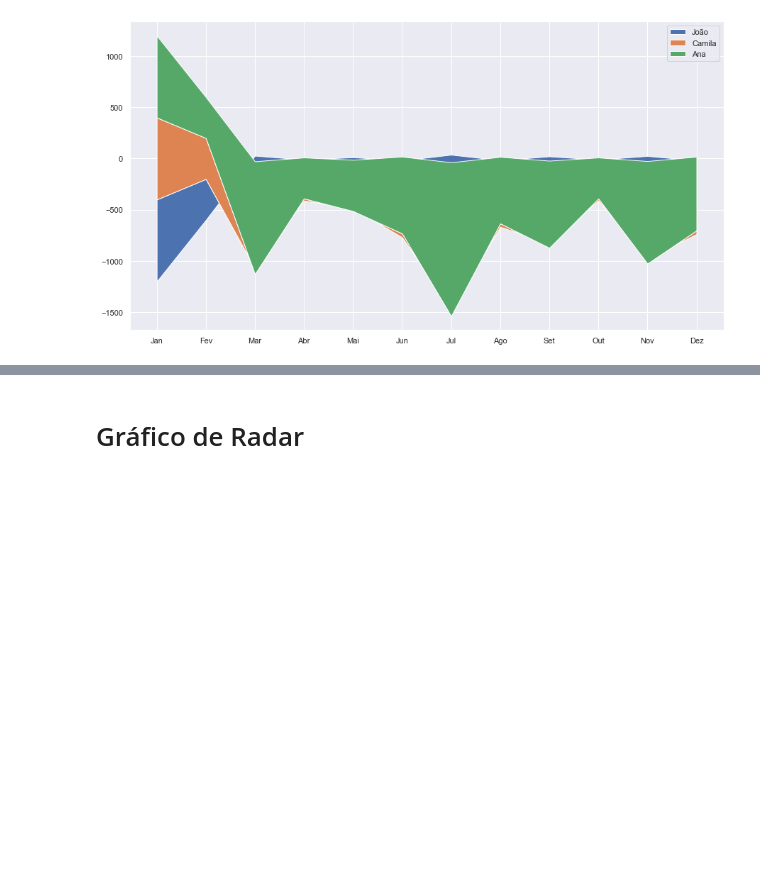
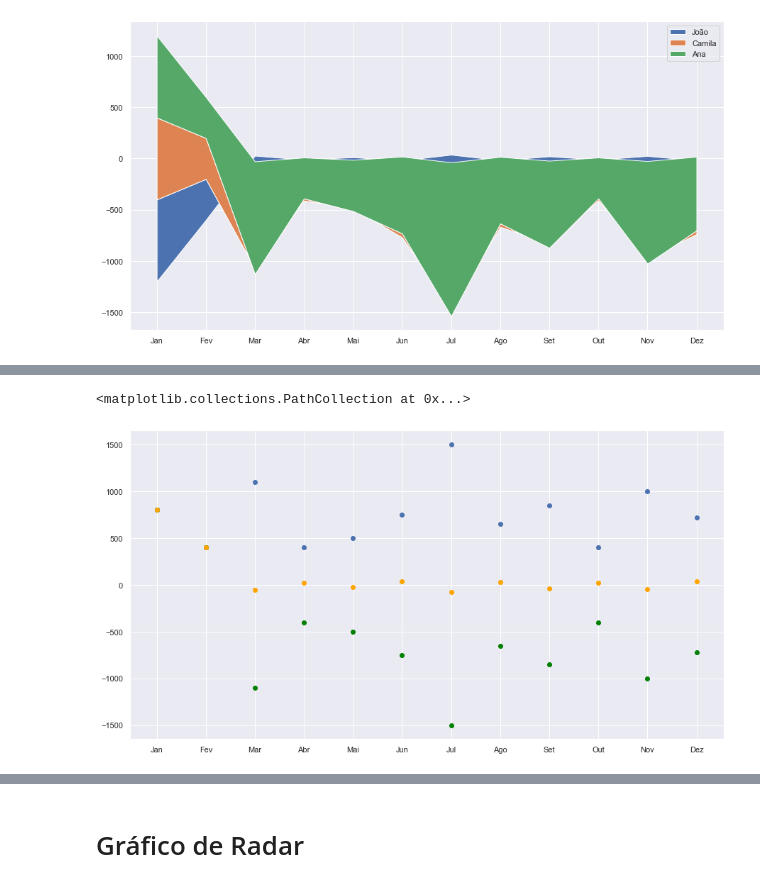
Before and after one commit to Wolfgang-Amadeus-Mozart/Analise_de_dados_Geral, a Jupyter notebook: Data Visualization com python/Data_Visualization.ipynb, the cells around one changed output, grey strips where cells are left out. Drawn from its saved outputs; the diff is of its cells as text; code cells hidden in the pictures; blank space fills up the shorter version.

Commit message:
data visualization updated

```diff
--- a/Data Visualization com python/Data_Visualization.ipynb
+++ b/Data Visualization com python/Data_Visualization.ipynb
@@ -321,0 +353,7 @@ plt.legend()
+# %%
+plt.scatter(x ='Mês', y = 'Ana', data = df)
+plt.scatter(x ='Mês', y = 'Joao', data = df, c='green')
+plt.scatter(x ='Mês', y = 'Camila', data = df, c='orange')
+# %% [output]
+<matplotlib.collections.PathCollection at 0x...>
+[figure, added]
```
Also changed, not shown: parts of 29 cells of this notebook.
